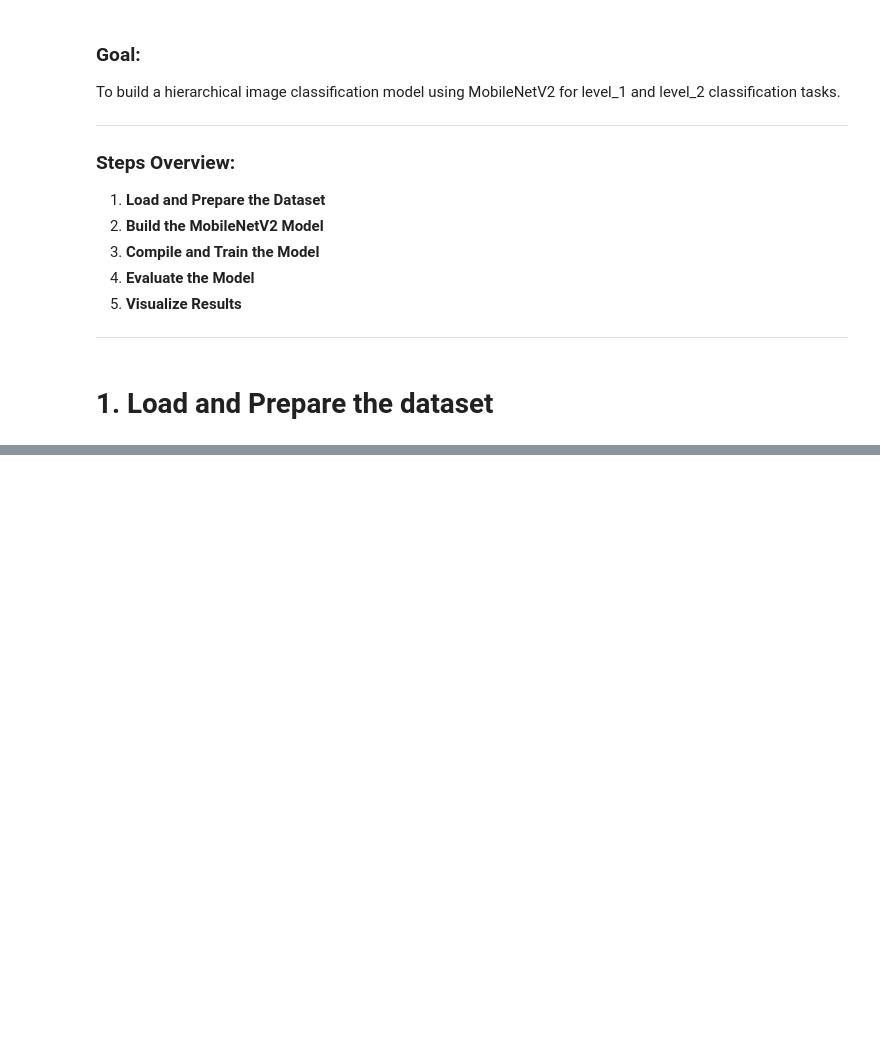
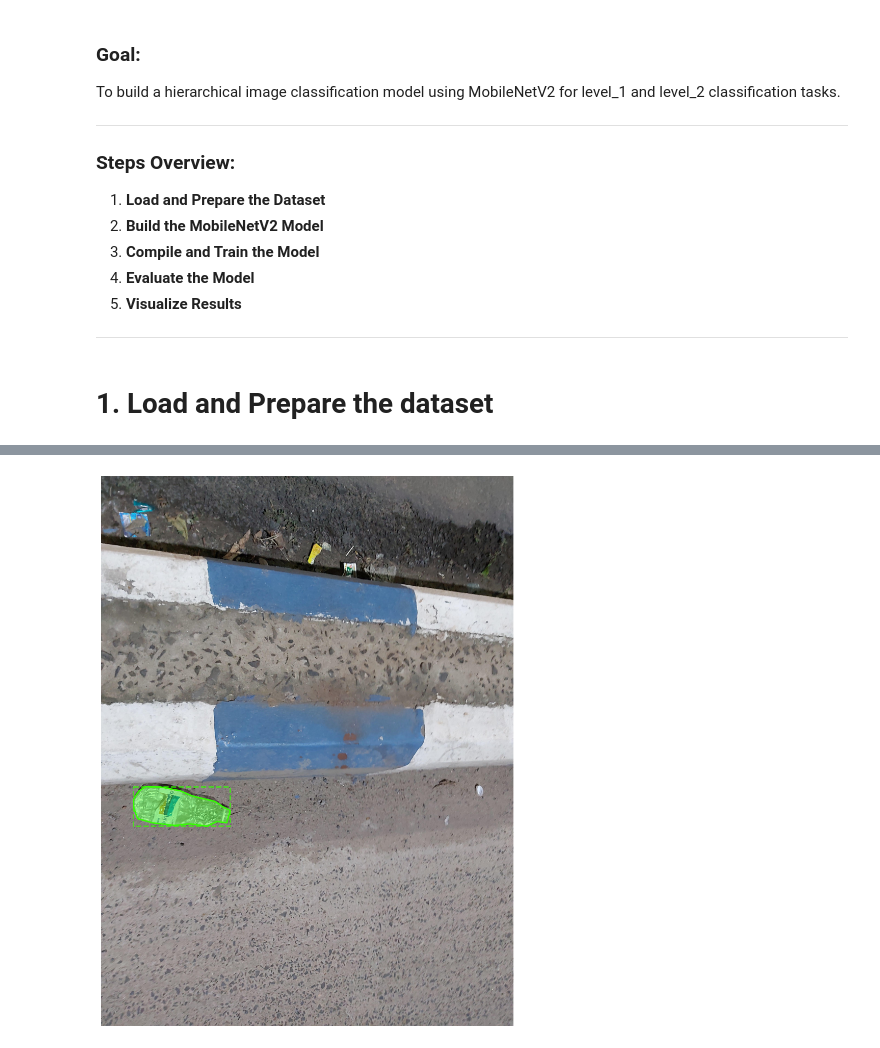
Before and after one commit to svnsvnsvn/Gather, a Jupyter notebook: notebooks/recyclingClassifier.ipynb, the cells around one changed output, grey strips where cells are left out. Cells and saved outputs as stored; diff of their text form; code cells hidden in the pictures; blank space fills up the shorter version.

```diff
--- a/notebooks/recyclingClassifier.ipynb
+++ b/notebooks/recyclingClassifier.ipynb
@@ -252,0 +18,93 @@ got here
+# %%
+from PIL import Image, ExifTags
+from pycocotools.coco import COCO
+import matplotlib.pyplot as plt
+from matplotlib.patches import Polygon, Rectangle
+from matplotlib.collections import PatchCollection
+import numpy as np
+import colorsys
+import random
+import pylab
+
+
+dataset_path = './data/split/train'
+anns_file_path = dataset_path + '/' + 'annotations.json'
+
+# User settings
+nr_img_2_display = 2
+category_name = 'Bottle'#  --- Insert the name of one of the categories or super-categories above
+pylab.rcParams['figure.figsize'] = (14,14)
+####################
+
+# Obtain Exif orientation tag code
+for orientation in ExifTags.TAGS.keys():
+    if ExifTags.TAGS[orientation] == 'Orientation':
+        break
+
+# Loads dataset as a coco object
+coco = COCO(anns_file_path)
+
+# Get image ids
+imgIds = []
+catIds = coco.getCatIds(catNms=[category_name])
+if catIds:
+    # Get all images containing an instance of the chosen category
+    imgIds = coco.getImgIds(catIds=catIds)
+else:
+    # Get all images containing an instance of the chosen super category
+    catIds = coco.getCatIds(supNms=[category_name])
+    for catId in catIds:
+        imgIds += (coco.getImgIds(catIds=catId))
+    imgIds = list(set(imgIds))
+
+nr_images_found = len(imgIds)
+print('Number of images found: ',nr_images_found)
+
+# Select N random images
+random.shuffle(imgIds)
+imgs = coco.loadImgs(imgIds[0:min(nr_img_2_display,nr_images_found)])
+
+for img in imgs:
+    image_path = dataset_path + '/' + img['file_name']
+    # Load image
+    I = Image.open(image_path)
+
+    # Load and process image metadata
+    if I._getexif():
+        exif = dict(I._getexif().items())
+        # Rotate portrait and upside down images if necessary
+        if orientation in exif:
+            if exif[orientation] == 3:
+                I = I.rotate(180,expand=True)
+            if exif[orientation] == 6:
+                I = I.rotate(270,expand=True)
+            if exif[orientation] == 8:
+                I = I.rotate(90,expand=True)
+
+    # Show image
+    fig,ax = plt.subplots(1)
+    plt.axis('off')
+    plt.imshow(I)
+
+    # Load mask ids
+    annIds = coco.getAnnIds(imgIds=img['id'], catIds=catIds, iscrowd=None)
+    anns_sel = coco.loadAnns(annIds)
+
+    # Show annotations
+    for ann in anns_sel:
+        color = colorsys.hsv_to_rgb(np.random.random(),1,1)
+        for seg in ann['segmentation']:
+            print(seg)
+            print(type(seg))
+            poly = Polygon(np.array(seg).reshape((int(len(seg)/2), 2)))
+            p = PatchCollection([poly], facecolor=color, edgecolors=color,linewidths=0, alpha=0.4)
+            ax.add_collection(p)
+            p = PatchCollection([poly], facecolor='none', edgecolors=color, linewidths=2)
+            ax.add_collection(p)
+        [x, y, w, h] = ann['bbox']
+        rect = Rectangle((x,y),w,h,linewidth=2,edgecolor=color,
+                         facecolor='none', alpha=0.7, linestyle = '--')
+        ax.add_patch(rect)
+
+    plt.show()
+# %% [output]
@@ -252,0 +118 @@ got here
+[figure, added]
```
Also changed, not shown: parts of 3 cells of this notebook.
